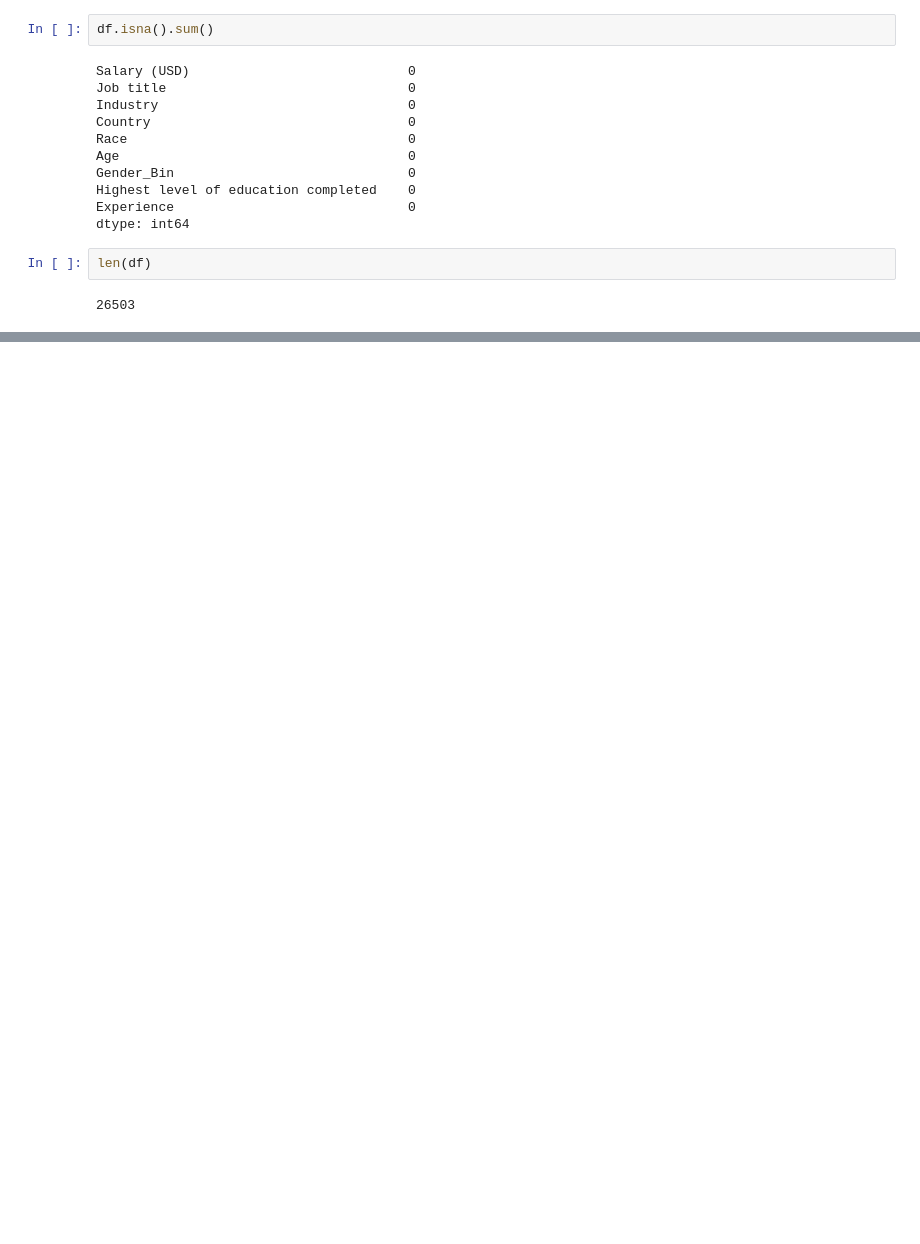
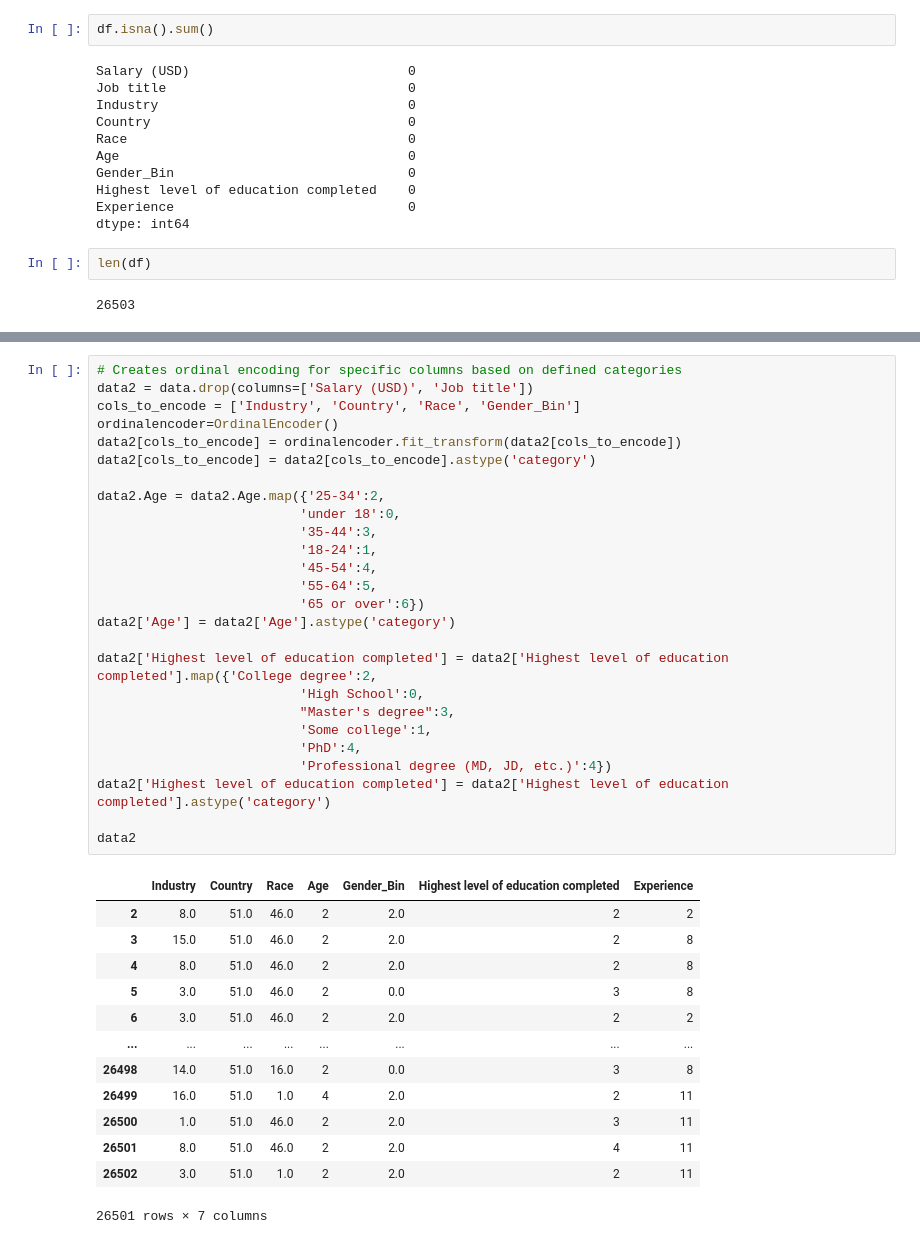
Before and after one commit to Abby-w/COMP4447-Final-Project, a Jupyter notebook: Data_analysis.ipynb, the cells around one changed output, grey strips where cells are left out. Drawn from its saved outputs; the diff is of its cells as text; blank space fills up the shorter version.

```diff
--- a/Data_analysis.ipynb
+++ b/Data_analysis.ipynb
@@ -90,0 +168,40 @@ len(df)
+# %%
+# Creates ordinal encoding for specific columns based on defined categories
+data2 = data.drop(columns=['Salary (USD)', 'Job title'])
+cols_to_encode = ['Industry', 'Country', 'Race', 'Gender_Bin']
+ordinalencoder=OrdinalEncoder()
+data2[cols_to_encode] = ordinalencoder.fit_transform(data2[cols_to_encode])
+data2[cols_to_encode] = data2[cols_to_encode].astype('category')
+
+data2.Age = data2.Age.map({'25-34':2,
+                          'under 18':0,
+                          '35-44':3,
+                          '18-24':1,
+                          '45-54':4,
+                          '55-64':5,
+                          '65 or over':6})
+data2['Age'] = data2['Age'].astype('category')
+
+data2['Highest level of education completed'] = data2['Highest level of education completed'].map({'College degree':2,
+                          'High School':0,
+                          "Master's degree":3,
+                          'Some college':1,
+                          'PhD':4,
+                          'Professional degree (MD, JD, etc.)':4})
+data2['Highest level of education completed'] = data2['Highest level of education completed'].astype('category')
+
+data2
+# %% [output]
+|  | Industry | Country | Race | Age | Gender_Bin | Highest level of education completed | Experience |
+| 2 | 8.0 | 51.0 | 46.0 | 2 | 2.0 | 2 | 2 |
+| 3 | 15.0 | 51.0 | 46.0 | 2 | 2.0 | 2 | 8 |
+| 4 | 8.0 | 51.0 | 46.0 | 2 | 2.0 | 2 | 8 |
+| 5 | 3.0 | 51.0 | 46.0 | 2 | 0.0 | 3 | 8 |
+| 6 | 3.0 | 51.0 | 46.0 | 2 | 2.0 | 2 | 2 |
+| ... | ... | ... | ... | ... | ... | ... | ... |
+| 26498 | 14.0 | 51.0 | 16.0 | 2 | 0.0 | 3 | 8 |
+| 26499 | 16.0 | 51.0 | 1.0 | 4 | 2.0 | 2 | 11 |
+| 26500 | 1.0 | 51.0 | 46.0 | 2 | 2.0 | 3 | 11 |
+| 26501 | 8.0 | 51.0 | 46.0 | 2 | 2.0 | 4 | 11 |
+| 26502 | 3.0 | 51.0 | 1.0 | 2 | 2.0 | 2 | 11 |
+26501 rows × 7 columns
```
Also changed, not shown: parts of 11 cells of this notebook.
